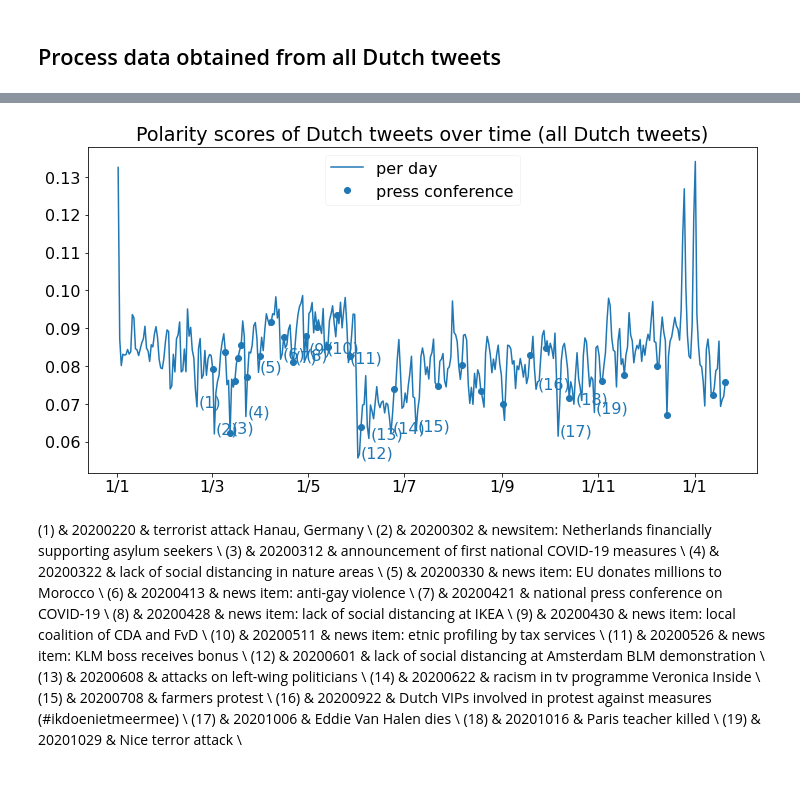
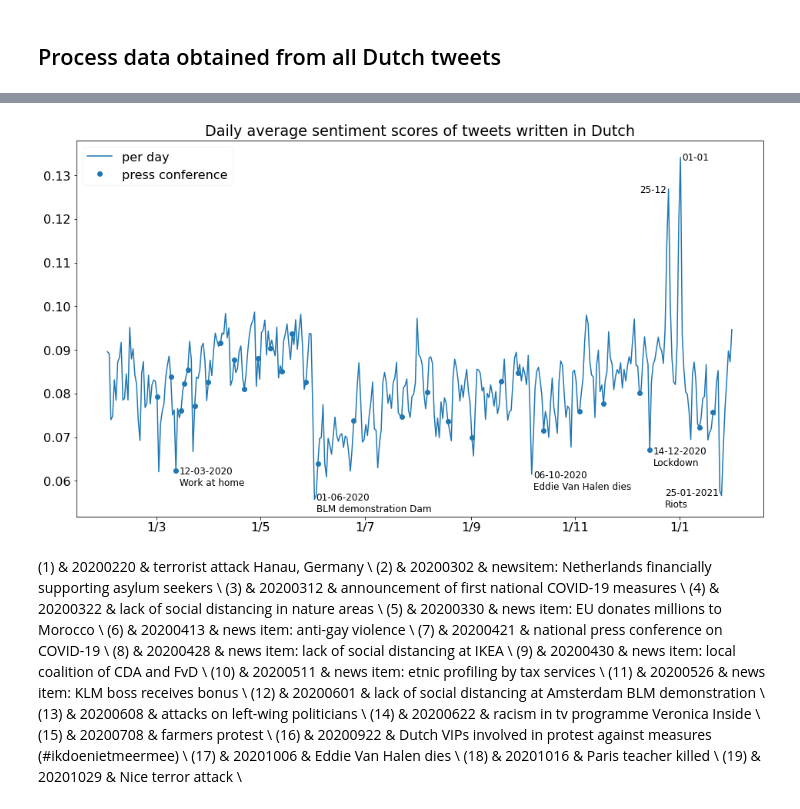
Before and after one commit to puregome/notebooks, a Jupyter notebook: sentiment-pattern.ipynb, the cells around one changed output, grey strips where cells are left out. Saved outputs shown, nothing was run; the diff lists cells and outputs as text; code cells hidden in the pictures; blank space fills up the shorter version.

```diff
--- a/sentiment-pattern.ipynb
+++ b/sentiment-pattern.ipynb
@@ -80,10 +81,11 @@ def stringToDate(dateString):
 def list_skip(list,skip_factor=0):
     return([list[i] for i in range(0,len(list)) if (i)%(skip_factor+1) == 0])
 
-def visualizeSentiment(dataSources,title=DEFAULTTITLE,dateFormat=DATEFORMATMONTH,skip_factor=0,outFileName=PLOTFILENAME):
+def visualizeSentiment(dataSources,title=DEFAULTTITLE,dateFormat=DATEFORMATMONTH,skip_factor=0,outFileName=PLOTFILENAME, tuple_data_list=[]):
     font = {"size":16}
     matplotlib.rc("font",**font)
-    fig,ax = plt.subplots(figsize=(12,6))
+    #fig,ax = plt.subplots(figsize=(12,6))
+    fig,ax = plt.subplots(figsize=(16, 9))
     #plt.ylim(-0.14,0.16)
     ax.xaxis.set_major_formatter(mdates.DateFormatter(dateFormat))
     for i in range(0,len(dataSources)):
@@ -108,7 +110,10 @@ def visualizeSentiment(dataSources,title=DEFAULTTITLE,dateFormat=DATEFORMATMONTH
             for date1,date2,text in dataSources[i][ANNOTATE]:
                 plt.annotate(text,(stringToDate(date2),data[date1][SENTIMENT]),color=color)
     plt.title(title)
+    # plt.legend(framealpha=0.2, bbox_to_anchor=(1,1), loc="upper left")
     plt.legend(framealpha=0.2)
+    for tuple_data in tuple_data_list:
+        plt.text(datetime.datetime.strptime(tuple_data[0], DATEFORMATHOUR), tuple_data[1], tuple_data[2], fontsize=12)
     plt.savefig(outFileName)
     plt.show()
     return(ax)
@@ -154,10 +159,24 @@ sentimentPerDay = makeSentimentPerDay(sentimentPerHour)
+# %%
+dummy = visualizeSentiment([{DATA:{date:sentimentPerDay[date] for date in sentimentPerDay if date >= "20200201"},LABEL:"per day",\
+                             HIGHLIGHT:highlight,HIGHLIGHTLABEL:"press conference",
+                             ANNOTATE:[]}],\
+                           title="Daily average sentiment scores of tweets written in Dutch",
+                           tuple_data_list = [
+                                              ["20200314-12", 0.059, "12-03-2020\nWork at home"],
+                                              ["20200602-12", 0.053, "01-06-2020\nBLM demonstration Dam"],
+                                              ["20201007-12", 0.058, "06-10-2020\nEddie Van Halen dies"],
+                                              ["20201216-12", 0.0635, "14-12-2020\nLockdown"],
+                                              ["20201208-12", 0.126, "25-12"],
+                                              ["20210102-12", 0.1335, "01-01"],
+                                              ["20201223-12", 0.054, "25-01-2021\nRiots"],
+                                             ])
+# %% [output]
+[figure, added]
 # %%
 dummy = visualizeSentiment([{DATA:sentimentPerDay,LABEL:"per day",\
                              HIGHLIGHT:highlight,HIGHLIGHTLABEL:"press conference",
                              ANNOTATE:annotate}],\
                            title=DEFAULTTITLE+" (all Dutch tweets)")
-# %% [output]
-[figure, removed]
 # %% [markdown]
  (1) & 20200220 & terrorist attack Hanau, Germany \\
  (2) & 20200302 & newsitem: Netherlands financially supporting asylum seekers \\
```
Also changed, not shown: parts of 23 cells of this notebook, 1 other file.
